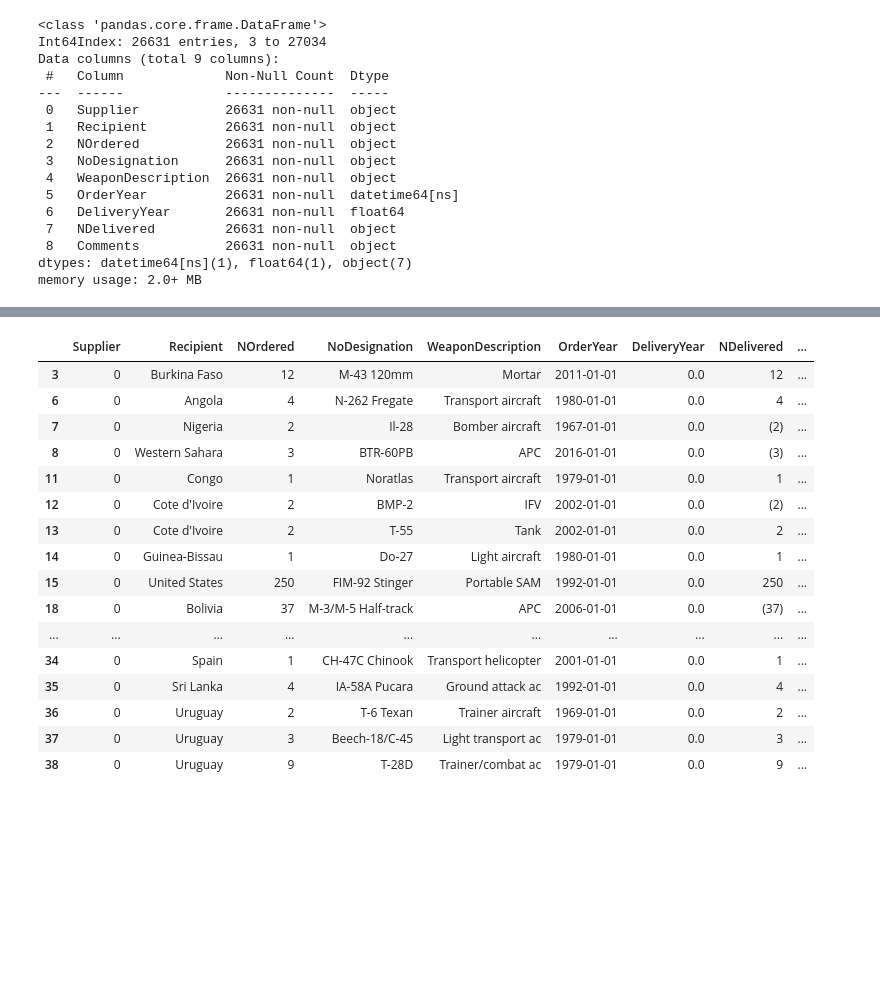
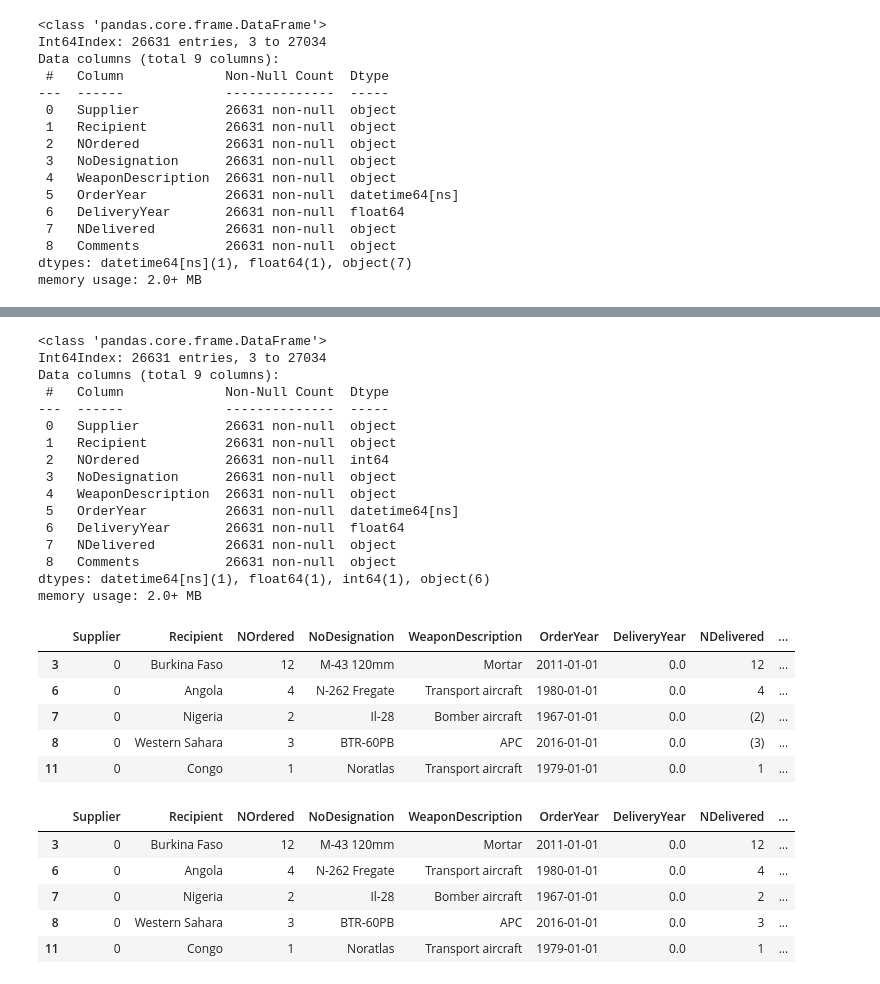
Before and after one commit to MichaelBurak/arms-trade-analysis, a Jupyter notebook: sipri-trades.ipynb, the cells around one changed output, grey strips where cells are left out. Drawn from its saved outputs; the diff is of its cells as text; code cells hidden in the pictures; blank space fills up the shorter version.

```diff
--- a/sipri-trades.ipynb
+++ b/sipri-trades.ipynb
@@ -1150,3 +1150,7 @@ Data columns (total 9 columns):
  8   Comments           26631 non-null  object
 dtypes: datetime64[ns](1), float64(1), object(7)
 memory usage: 2.0+ MB
+# %%
+non_n_ordered_rows = pd.to_numeric(bool_df['NOrdered'], errors='coerce').isnull()
+
+non_n_ordered_rows
@@ -1152,0 +1170,4 @@ memory usage: 2.0+ MB
+# %%
+bool_df['NOrdered'].loc[non_n_ordered_rows] = 0
+
+bool_df['NOrdered'].loc[non_n_ordered_rows]
@@ -1153,5 +1196,26 @@ memory usage: 2.0+ MB
+# %%
+bool_df["NOrdered"] = pd.to_numeric(bool_df["NOrdered"])
+# %%
+bool_df.info()
+# %% [output]
+<class 'pandas.core.frame.DataFrame'>
+Int64Index: 26631 entries, 3 to 27034
+Data columns (total 9 columns):
+ #   Column             Non-Null Count  Dtype
+---  ------             --------------  -----
+ 0   Supplier           26631 non-null  object
+ 1   Recipient          26631 non-null  object
+ 2   NOrdered           26631 non-null  int64
+ 3   NoDesignation      26631 non-null  object
+ 4   WeaponDescription  26631 non-null  object
+ 5   OrderYear          26631 non-null  datetime64[ns]
+ 6   DeliveryYear       26631 non-null  float64
+ 7   NDelivered         26631 non-null  object
+ 8   Comments           26631 non-null  object
+dtypes: datetime64[ns](1), float64(1), int64(1), object(6)
+memory usage: 2.0+ MB
 # %%
-bool_df.head(30)
+bool_df.head()
 # %% [output]
 |  | Supplier | Recipient | NOrdered | NoDesignation | WeaponDescription | OrderYear | DeliveryYear | NDelivered | ... |
 | 3 | 0 | Burkina Faso | 12 | M-43 120mm | Mortar | 2011-01-01 | 0.0 | 12 | ... |
@@ -1159,14 +1223,14 @@ bool_df.head(30)
 | 7 | 0 | Nigeria | 2 | Il-28 | Bomber aircraft | 1967-01-01 | 0.0 | (2) | ... |
 | 8 | 0 | Western Sahara | 3 | BTR-60PB | APC | 2016-01-01 | 0.0 | (3) | ... |
 | 11 | 0 | Congo | 1 | Noratlas | Transport aircraft | 1979-01-01 | 0.0 | 1 | ... |
-| 12 | 0 | Cote d'Ivoire | 2 | BMP-2 | IFV | 2002-01-01 | 0.0 | (2) | ... |
-| 13 | 0 | Cote d'Ivoire | 2 | T-55 | Tank | 2002-01-01 | 0.0 | 2 | ... |
-| 14 | 0 | Guinea-Bissau | 1 | Do-27 | Light aircraft | 1980-01-01 | 0.0 | 1 | ... |
-| 15 | 0 | United States | 250 | FIM-92 Stinger | Portable SAM | 1992-01-01 | 0.0 | 250 | ... |
-| 18 | 0 | Bolivia | 37 | M-3/M-5 Half-track | APC | 2006-01-01 | 0.0 | (37) | ... |
-| ... | ... | ... | ... | ... | ... | ... | ... | ... | ... |
-| 34 | 0 | Spain | 1 | CH-47C Chinook | Transport helicopter | 2001-01-01 | 0.0 | 1 | ... |
-| 35 | 0 | Sri Lanka | 4 | IA-58A Pucara | Ground attack ac | 1992-01-01 | 0.0 | 4 | ... |
-| 36 | 0 | Uruguay | 2 | T-6 Texan | Trainer aircraft | 1969-01-01 | 0.0 | 2 | ... |
-| 37 | 0 | Uruguay | 3 | Beech-18/C-45 | Light transport ac | 1979-01-01 | 0.0 | 3 | ... |
-| 38 | 0 | Uruguay | 9 | T-28D | Trainer/combat ac | 1979-01-01 | 0.0 | 9 | ... |
+# %%
+bool_df['NDelivered'] =  bool_df['NDelivered'].apply(lambda x: x.replace('(','').replace(')',''))
+
+bool_df.head()
+# %% [output]
+|  | Supplier | Recipient | NOrdered | NoDesignation | WeaponDescription | OrderYear | DeliveryYear | NDelivered | ... |
+| 3 | 0 | Burkina Faso | 12 | M-43 120mm | Mortar | 2011-01-01 | 0.0 | 12 | ... |
+| 6 | 0 | Angola | 4 | N-262 Fregate | Transport aircraft | 1980-01-01 | 0.0 | 4 | ... |
+| 7 | 0 | Nigeria | 2 | Il-28 | Bomber aircraft | 1967-01-01 | 0.0 | 2 | ... |
+| 8 | 0 | Western Sahara | 3 | BTR-60PB | APC | 2016-01-01 | 0.0 | 3 | ... |
+| 11 | 0 | Congo | 1 | Noratlas | Transport aircraft | 1979-01-01 | 0.0 | 1 | ... |
```
Also changed, not shown: parts of 21 cells of this notebook, 1 other file.
